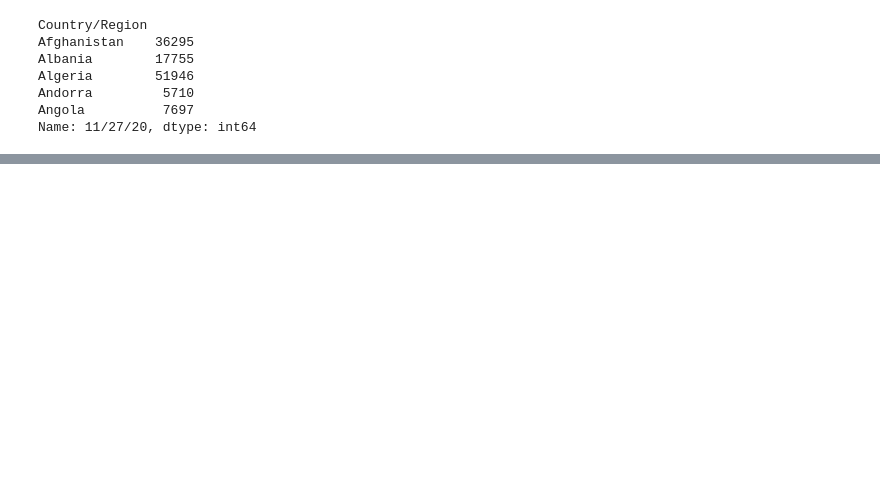
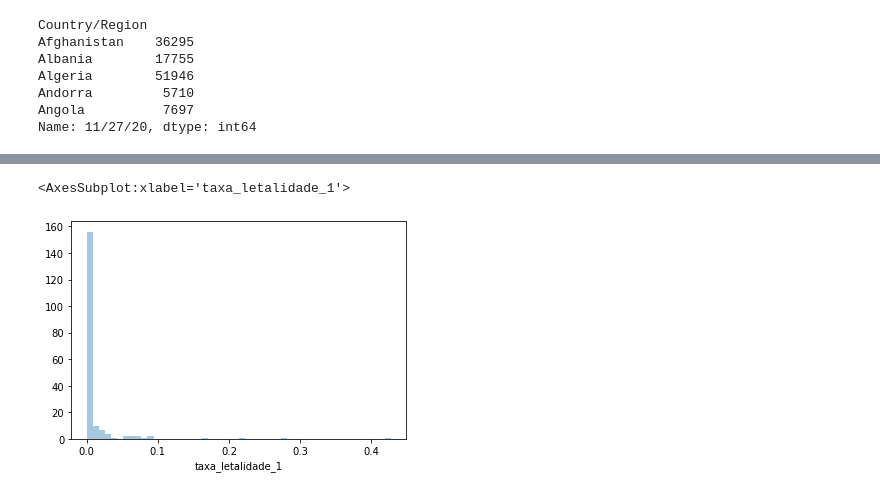
Before and after one commit to ton-santana/Analises_para_saude_e_medicina, a Jupyter notebook: Dados_e_visualizacoes.ipynb, the cells around one changed output, grey strips where cells are left out. Cells and saved outputs as stored; diff of their text form; code cells hidden in the pictures; blank space fills up the shorter version.

```diff
--- a/Dados_e_visualizacoes.ipynb
+++ b/Dados_e_visualizacoes.ipynb
@@ -151,0 +197,6 @@ print(taxa_letalidade_1 * 100)
+# %%
+# Taxa de letalidade por país.
+sns.distplot(combinados["taxa_letalidade_1"], kde=False)
+# %% [output]
+<AxesSubplot:xlabel='taxa_letalidade_1'>
+[figure, added]
```
Also changed, not shown: parts of 16 cells of this notebook.
